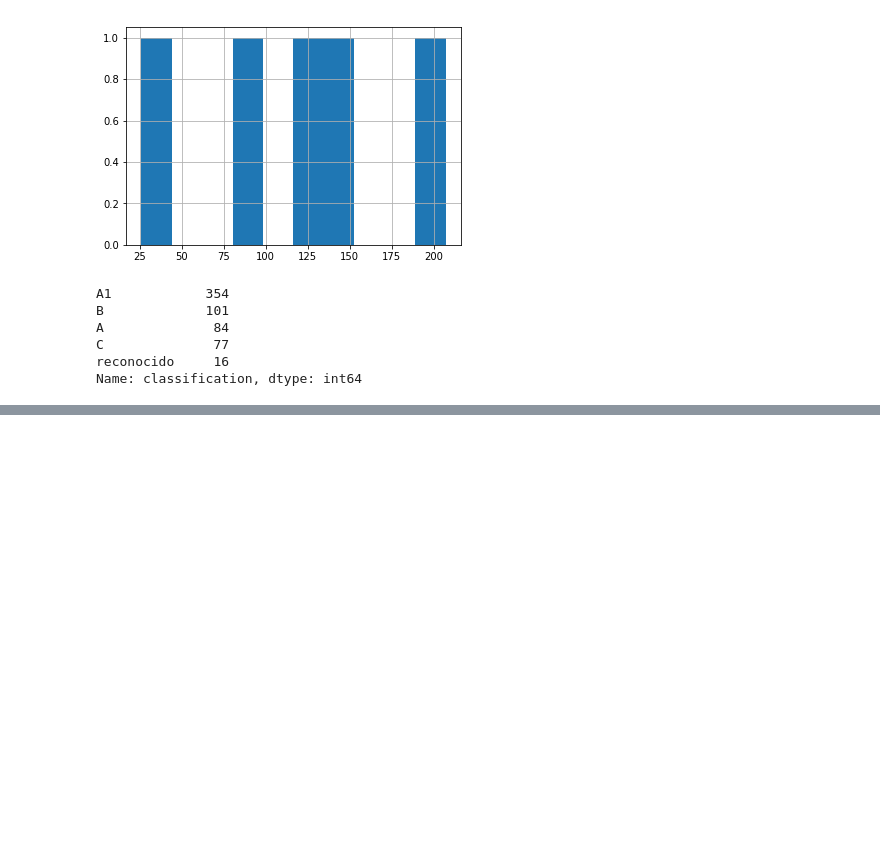
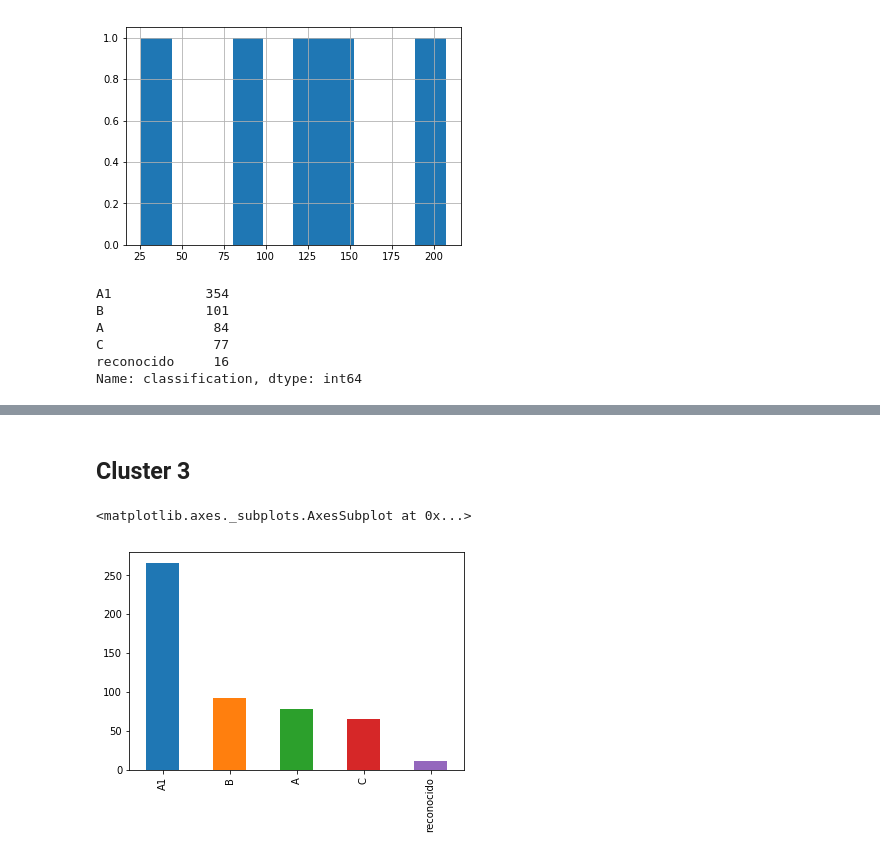
Before and after one commit to leiverandres/grupvis-bk, a Jupyter notebook: script/clustering/exploring_data.ipynb, the cells around one changed output, grey strips where cells are left out. Cells and saved outputs as stored; diff of their text form; code cells hidden in the pictures; blank space fills up the shorter version.

```diff
--- a/script/clustering/exploring_data.ipynb
+++ b/script/clustering/exploring_data.ipynb
@@ -104,0 +151,9 @@ Name: classification, dtype: int64
+# %% [markdown]
+## Cluster 3
+# %%
+label_2 = out_df[out_df['label'] == 2]
+label_2.index
+df[df.index.isin(label_2.index)]['classification'].value_counts().plot.bar()
+# %% [output]
+<matplotlib.axes._subplots.AxesSubplot at 0x...>
+[figure, added]
```
Also changed, not shown: parts of 20 cells of this notebook.
